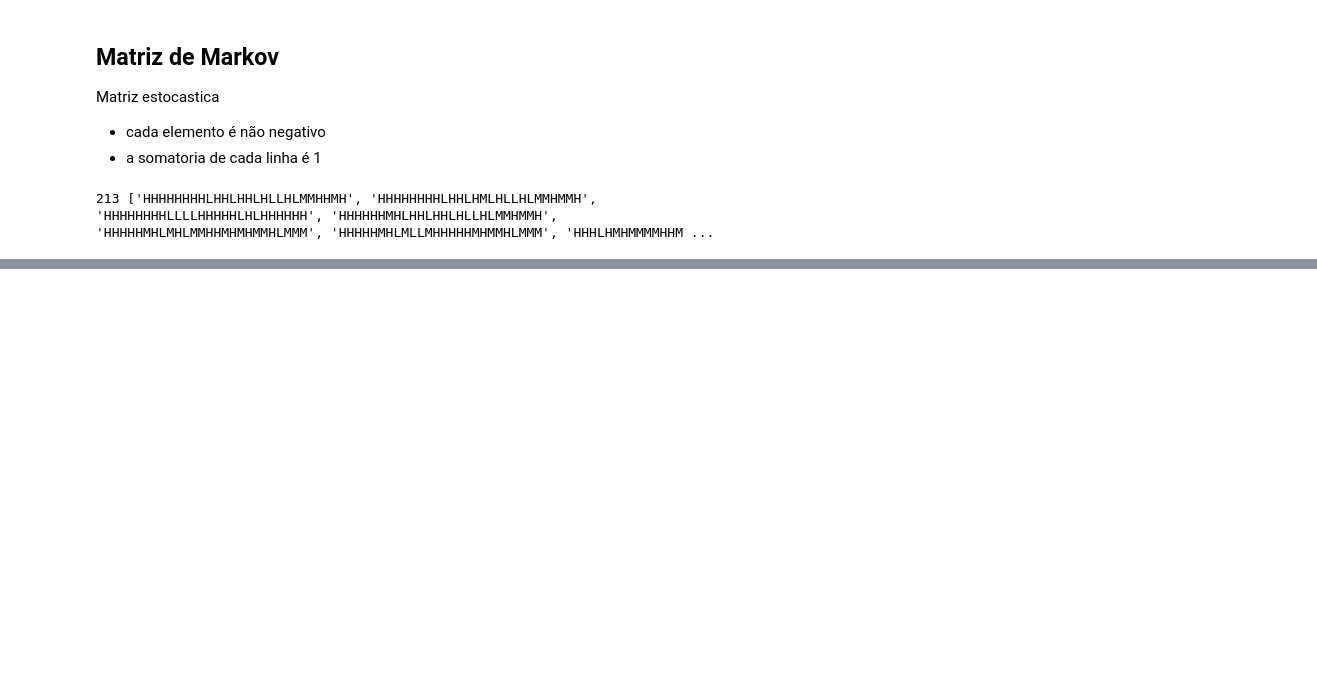
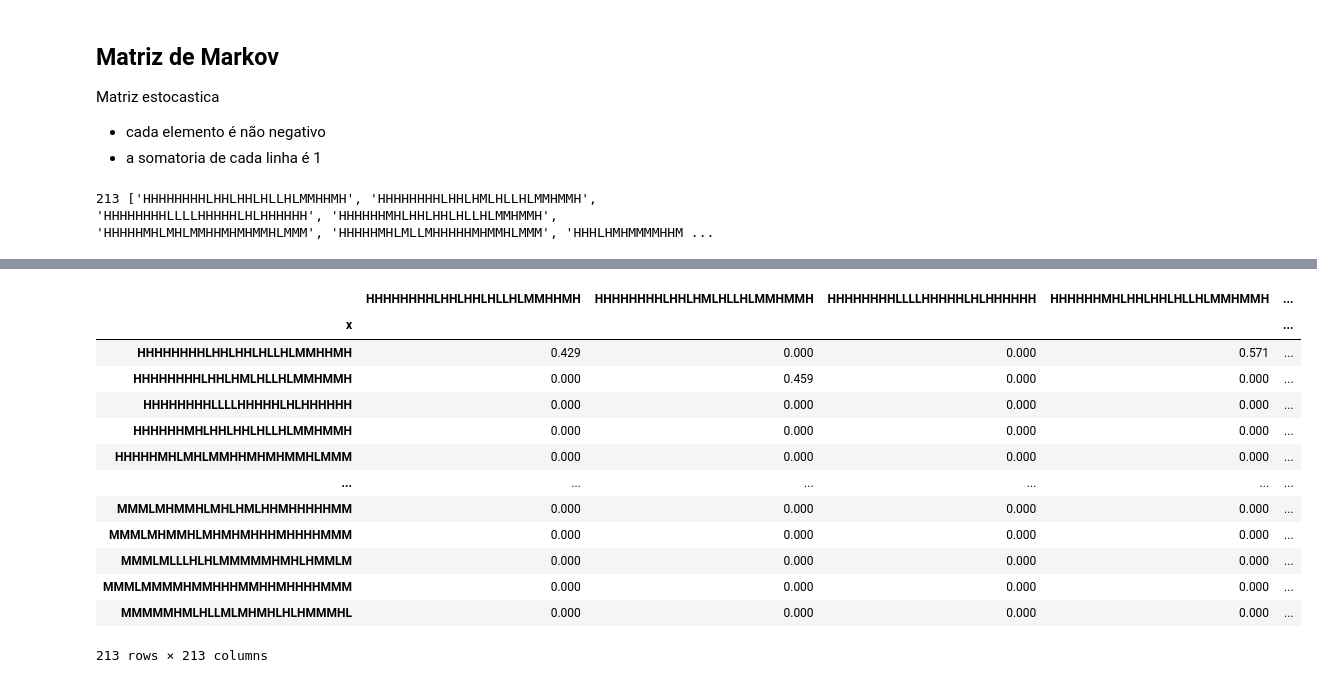
Before and after one commit to fkfouri/vegetable_oil_mkt, a Jupyter notebook: mkt/Vegetable_OIL_Markov.ipynb, the cells around one changed output, grey strips where cells are left out. Saved outputs shown, nothing was run; the diff lists cells and outputs as text; code cells hidden in the pictures; blank space fills up the shorter version.

```diff
--- a/mkt/Vegetable_OIL_Markov.ipynb
+++ b/mkt/Vegetable_OIL_Markov.ipynb
@@ -741,5 +745,6 @@ def build_transition_grid(input_dataframe: pd.DataFrame, unique_patterns):
     return grid_Df
 # %%
 %time grid_pos = build_transition_grid(df6_pos, unique_patterns)
-grid_pos.to_excel('grid_pos.xslx')
+grid_pos.to_excel('grid_pos.xlsx')
 grid_pos
+# %% [output]
@@ -746,2 +753,16 @@ grid_pos
+|  | HHHHHHHHLHHLHHLHLLHLMMHHMH | HHHHHHHHLHHLHMLHLLHLMMHMMH | HHHHHHHHLLLLHHHHHLHLHHHHHH | HHHHHHMHLHHLHHLHLLHLMMHMMH | ... |
+| x |  |  |  |  | ... |
+| HHHHHHHHLHHLHHLHLLHLMMHHMH | 0.429 | 0.000 | 0.000 | 0.571 | ... |
+| HHHHHHHHLHHLHMLHLLHLMMHMMH | 0.000 | 0.459 | 0.000 | 0.000 | ... |
+| HHHHHHHHLLLLHHHHHLHLHHHHHH | 0.000 | 0.000 | 0.000 | 0.000 | ... |
+| HHHHHHMHLHHLHHLHLLHLMMHMMH | 0.000 | 0.000 | 0.000 | 0.000 | ... |
+| HHHHHMHLMHLMMHHMHMHMMHLMMM | 0.000 | 0.000 | 0.000 | 0.000 | ... |
+| ... | ... | ... | ... | ... | ... |
+| MMMLMHMMHLMHLHMLHHMHHHHHMM | 0.000 | 0.000 | 0.000 | 0.000 | ... |
+| MMMLMHMMHLMHMHMHHHMHHHHMMM | 0.000 | 0.000 | 0.000 | 0.000 | ... |
+| MMMLMLLLHLHLMMMMMHMHLHMMLM | 0.000 | 0.000 | 0.000 | 0.000 | ... |
+| MMMLMMMMHMMHHHMMHHMHHHHMMM | 0.000 | 0.000 | 0.000 | 0.000 | ... |
+| MMMMMHMLHLLMLMHMHLHLHMMMHL | 0.000 | 0.000 | 0.000 | 0.000 | ... |
+213 rows × 213 columns
 # %%
 grid_pos
```
Also changed, not shown: parts of 49 cells of this notebook, 1 other file.
